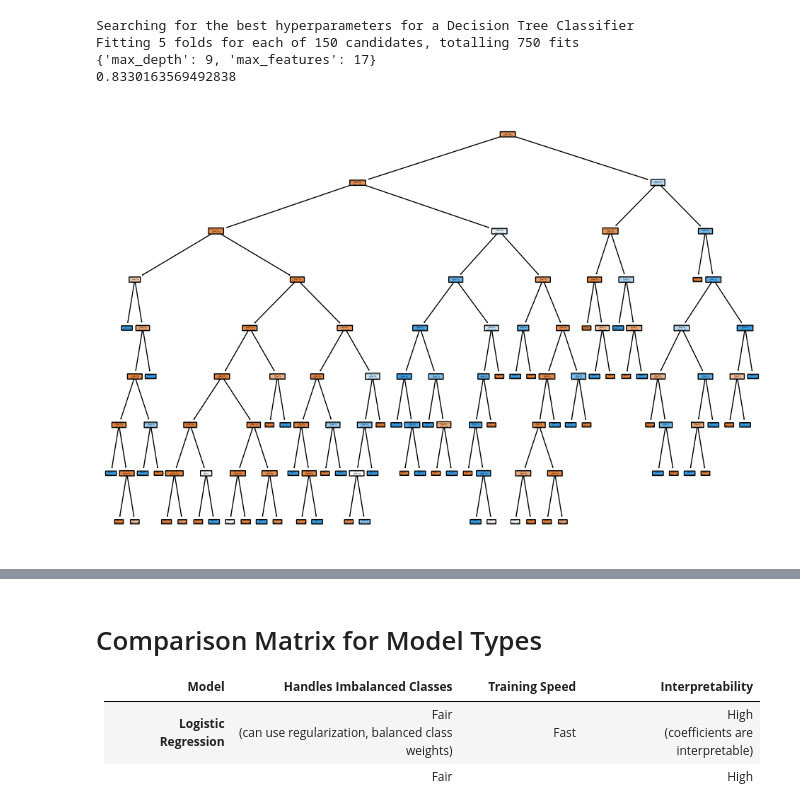
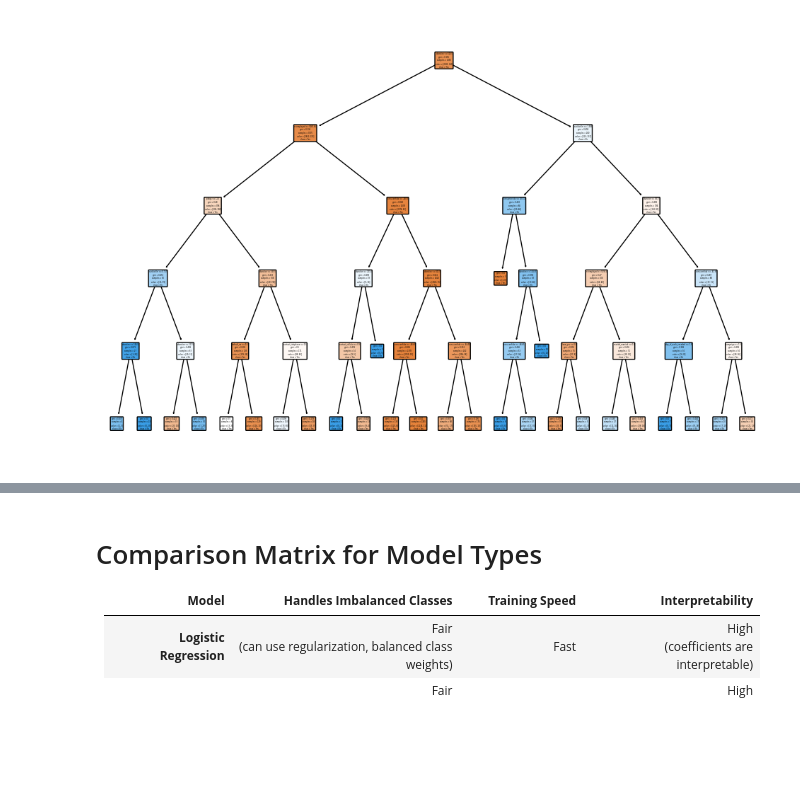
Before and after one commit to johnprg/BankData, a Jupyter notebook: try_it_17.1.ipynb, the cells around one changed output, grey strips where cells are left out. Cells and saved outputs as stored; diff of their text form; code cells hidden in the pictures; blank space fills up the shorter version.

Commit message:
finished first pass to adapt to Bank Data

```diff
--- a/try_it_17.1.ipynb
+++ b/try_it_17.1.ipynb
@@ -65,0 +248,5 @@ churn.drop(['State', 'Area code'], axis=1, inplace=True)
+# %%
+# one-hot encode the 'marital', 'default', 'housing', 'loan', 'contact', and 'poutcome' columns
+bank = pd.get_dummies(bank, columns=['marital', 'default', 'housing', 'loan', 'contact', 'poutcome'])
+
+bank.head()
@@ -66,9 +261,6 @@ churn.drop(['State', 'Area code'], axis=1, inplace=True)
 # %%
-# set y to the 'Churn' column
-y = churn['Churn']
+# set y to the 'y' column
+y = bank['y']
 
-# drop the 'Churn' column from the dataframe
-churn.drop('Churn', axis=1, inplace=True)
-
-#set X to the churn dataframe
-X = churn
+# drop the 'y' column from the dataframe
+bank = bank.drop('y', axis=1)
@@ -81,3 +267,9 @@ churn_X = X
+# %%
+
+X = bank
+
+# for now, drop the 'job' column
+X = X.drop('job', axis=1)
 # %%
 #sepate the data into training and test sets
 from sklearn.model_selection import train_test_split
@@ -88,26 +299,22 @@ X_train, X_test, y_train, y_test = train_test_split(X, y, test_size=0.2, random_
 from sklearn.tree import DecisionTreeClassifier
 from sklearn.model_selection import GridSearchCV
 
-def dt_model_search(X_train, y_train):
-    print('Searching for the best hyperparameters for a Decision Tree Classifier')
+def dt_model_search(X_train, y_train, verbose=False):
+    if (verbose) :
+        print('\nDecision Tree Classifier:\n------------------------\n')
+
     tree = DecisionTreeClassifier(random_state=17)
 
     tree_params = {'max_depth': range(1, 11),
                     'max_features': range(4, 19)}
 
-    tree_grid = GridSearchCV(tree, tree_params, cv=5, n_jobs=-1, verbose=True)
+    tree_grid = GridSearchCV(tree, tree_params, cv=5, n_jobs=-1, verbose=verbose)
 
     tree_grid.fit(X_train, y_train)
 
-    # print the best hyperparameters
-    print(tree_grid.best_params_)
-    print(tree_grid.best_score_)
+    if (verbose) :
+        # print the best hyperparameters
+        print(f'Parameters: {tree_grid.best_params_}')
+        print(f'Accuracy: {tree_grid.best_score_}')
 
     return tree_grid.best_estimator_
-
-clf = dt_model_search(X_train, y_train)
-# %% [output]
-Searching for the best hyperparameters for a Decision Tree Classifier
-Fitting 5 folds for each of 150 candidates, totalling 750 fits
-{'max_depth': 9, 'max_features': 17}
-0.8330163569492838
@@ -114,13 +324,13 @@ Fitting 5 folds for each of 150 candidates, totalling 750 fits
 # %%
 import matplotlib.pyplot as plt
 from sklearn.tree import plot_tree
 
 # Create a plot of the decision tree
 plt.figure(figsize=(12, 8))
-plot_tree(clf, filled=True, feature_names=X.columns, class_names=['Churned','Not Churned'], rounded=True)
+plot_tree(clf, filled=True, feature_names=X.columns, class_names=['Yes','No'], rounded=True)
 plt.show()
 # %% [output]
-[figure, old version]
+[figure, new version]
 # %%
 import numpy as np
 
```
Also changed, not shown: parts of 52 cells of this notebook, 1 other file.
